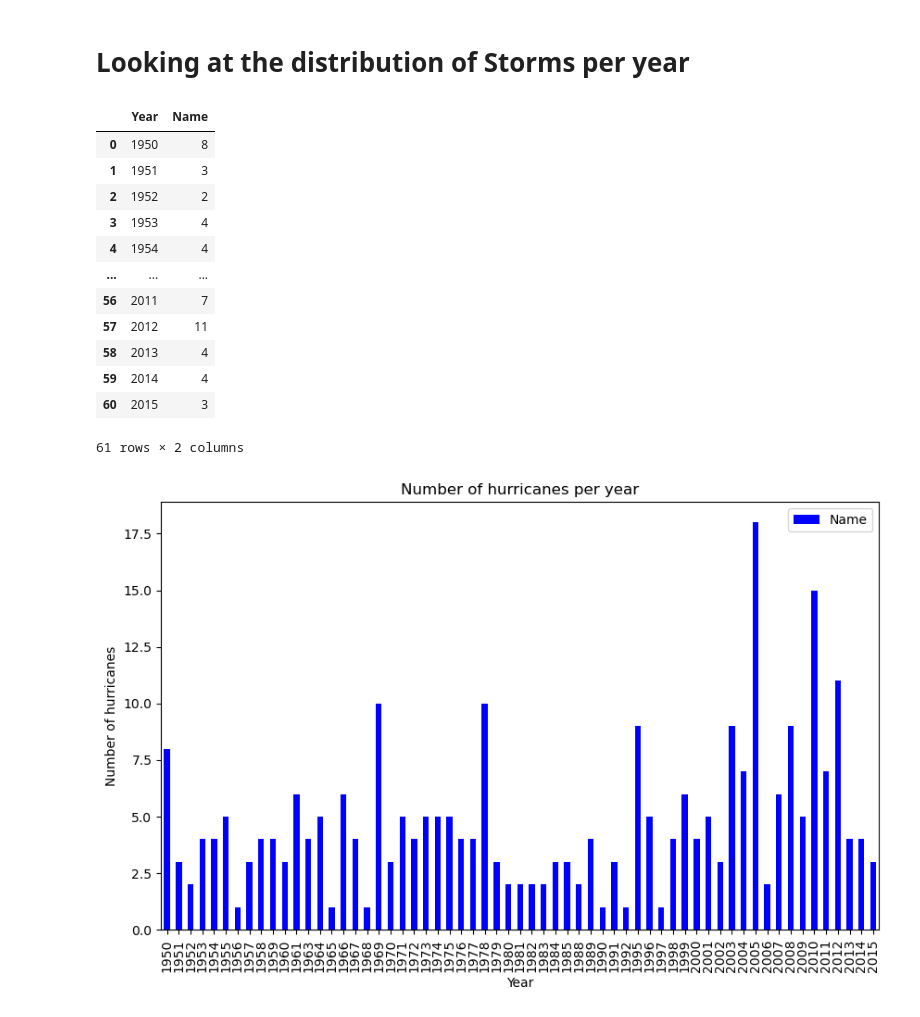
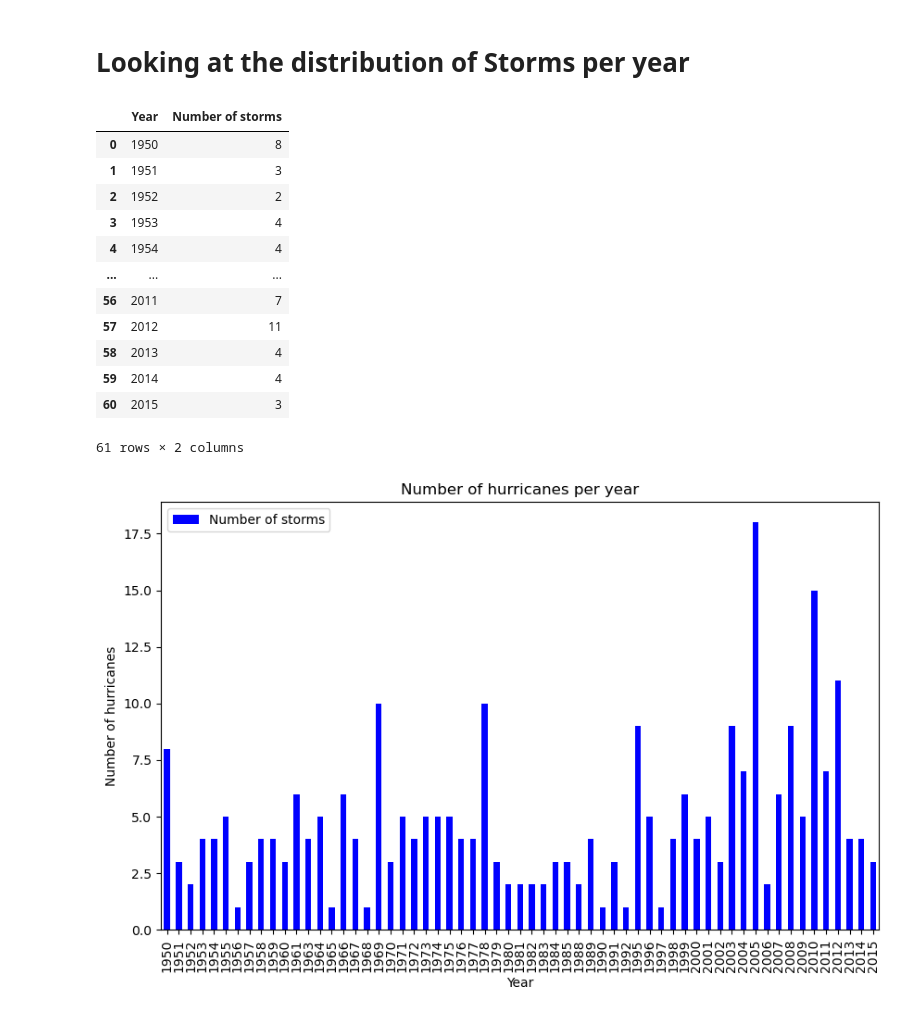
Before and after one commit to DanielBrechner/hurrdat_co2, a Jupyter notebook: atlantic_hurricanes.ipynb, the cells around one changed output. Cells and saved outputs as stored; diff of their text form; code cells hidden in the pictures.

```diff
--- a/atlantic_hurricanes.ipynb
+++ b/atlantic_hurricanes.ipynb
@@ -193,10 +193,10 @@ We can see the distribution of storms throughout the year. With the majority of
 # %% [markdown]
 # Looking at the distribution of Storms per year
 # %%
-storms_per_year = max_wind_speeds.groupby('Year').size().reset_index(name='Name')
+storms_per_year = max_wind_speeds.groupby('Year').size().reset_index(name='Number of storms')
 storms_per_year
 # %% [output]
-|  | Year | Name |
+|  | Year | Number of storms |
 | 0 | 1950 | 8 |
 | 1 | 1951 | 3 |
 | 2 | 1952 | 2 |
@@ -210,12 +210,12 @@ storms_per_year
 | 60 | 2015 | 3 |
 61 rows × 2 columns
 # %%
-ax = storms_per_year.plot(kind='bar', x='Year', y='Name', color='blue',figsize=(10, 6))
+ax = storms_per_year.plot(kind='bar', x='Year', y='Number of storms', color='blue',figsize=(10, 6))
 
 ax.set_title('Number of hurricanes per year')
 ax.set_xlabel('Year')
 ax.set_ylabel('Number of hurricanes')
 
 plt.show()
 # %% [output]
-[figure, old version]
+[figure, new version]
```
